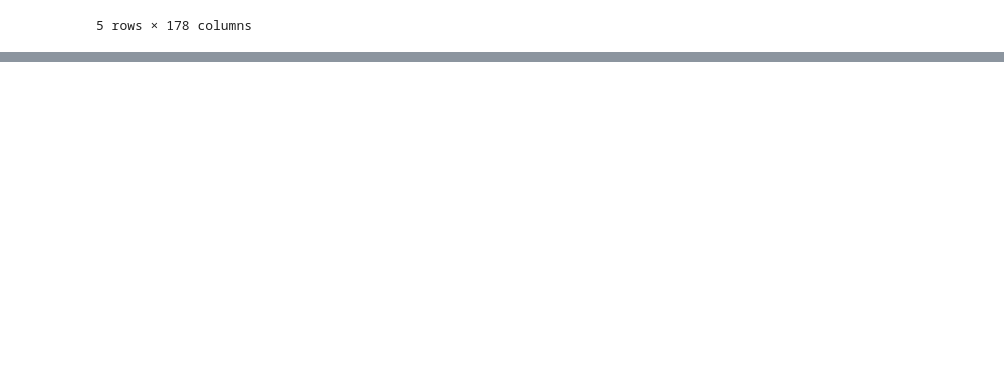
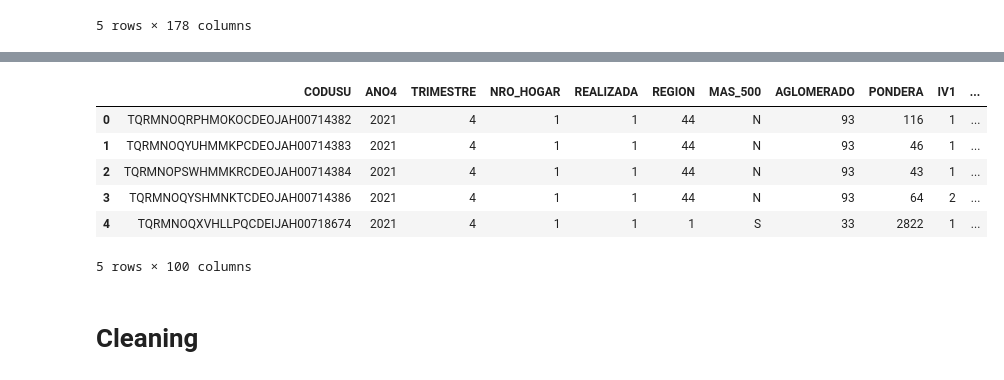
Before and after one commit to practigol/trabajo_final, a Jupyter notebook: crear_dataset.ipynb, the cells around one changed output, grey strips where cells are left out. Drawn from its saved outputs; the diff is of its cells as text; code cells hidden in the pictures; blank space fills up the shorter version.

```diff
--- a/crear_dataset.ipynb
+++ b/crear_dataset.ipynb
@@ -132,0 +243,11 @@ df_personas_suma.to_csv('personas_suma.csv')
+# %%
+#creamos la variable objetivo, pobreza
+
+"""
+De acuerdo con el archivo "canasta_01_22DEF7D4AE32.pdf", la canasta básica total para un adulto equivalente, para que
+no ingrese en la línea de pobreza, es de $24.643.
+
+Creamos la varibale pobreza, donde todos los hogares que tengan ingresos menores a este valor son pobres.
+"""
+
+df_dataset['pobreza'] = np.where(df_dataset['adulto_equivalente']<24643,1,0)
@@ -132,0 +260,10 @@ df_personas_suma.to_csv('personas_suma.csv')
+# %%
+df_dataset.head()
+# %% [output]
+|  | CODUSU | ANO4 | TRIMESTRE | NRO_HOGAR | REALIZADA | REGION | MAS_500 | AGLOMERADO | PONDERA | IV1 | ... |
+| 0 | TQRMNOQRPHMOKOCDEOJAH00714382 | 2021 | 4 | 1 | 1 | 44 | N | 93 | 116 | 1 | ... |
+| 1 | TQRMNOQYUHMMKPCDEOJAH00714383 | 2021 | 4 | 1 | 1 | 44 | N | 93 | 46 | 1 | ... |
+| 2 | TQRMNOPSWHMMKRCDEOJAH00714384 | 2021 | 4 | 1 | 1 | 44 | N | 93 | 43 | 1 | ... |
+| 3 | TQRMNOQYSHMNKTCDEOJAH00714386 | 2021 | 4 | 1 | 1 | 44 | N | 93 | 64 | 2 | ... |
+| 4 | TQRMNOQXVHLLPQCDEIJAH00718674 | 2021 | 4 | 1 | 1 | 1 | S | 33 | 2822 | 1 | ... |
+5 rows × 100 columns
@@ -132,0 +272,2 @@ df_personas_suma.to_csv('personas_suma.csv')
+# %% [markdown]
+# **Cleaning**
```
Also changed, not shown: parts of 42 cells of this notebook.
